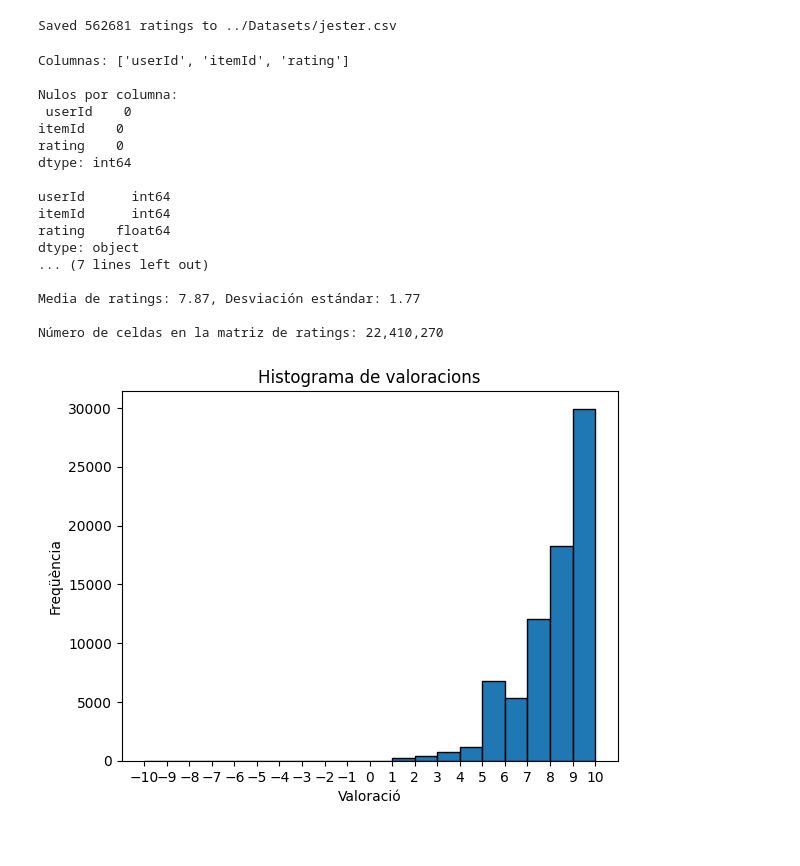
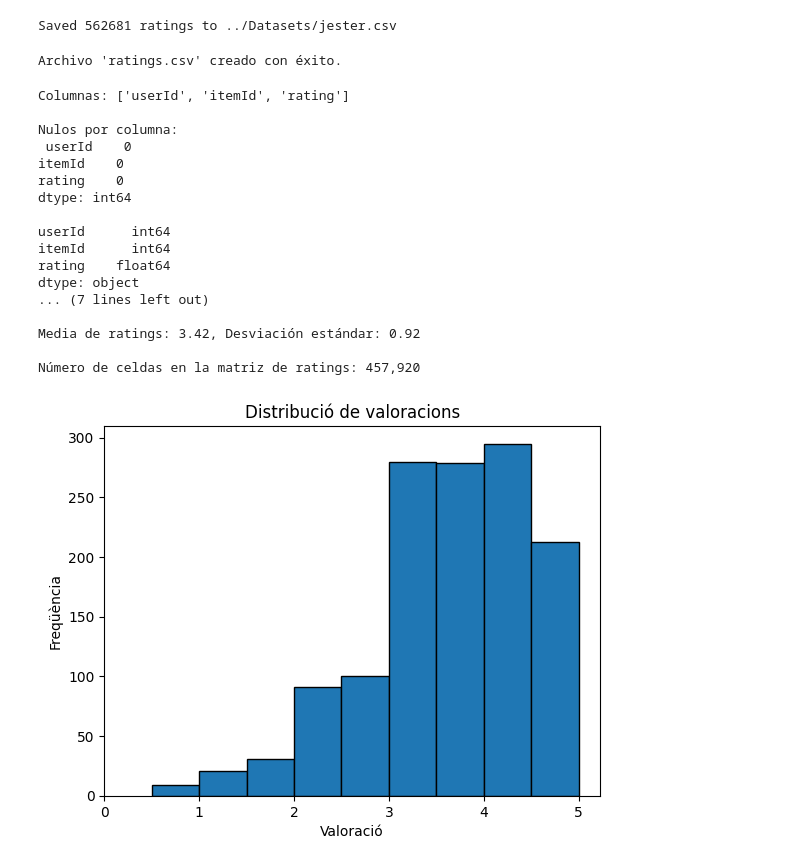
Before and after one commit to Polfono/clustering-recommenders, a Jupyter notebook: Code/datasetsTransform.ipynb, the cells around one changed output. Drawn from its saved outputs; the diff is of its cells as text; code cells hidden in the pictures.

Commit message:
script y memoria

```diff
--- a/Code/datasetsTransform.ipynb
+++ b/Code/datasetsTransform.ipynb
@@ -242,6 +242,23 @@ df['rating'] = df['rating'].astype('float64')
 
 # Guardar resultado
 df.to_csv('../Datasets/books.csv', index=False)
+# %%
+# syn
+
+import pandas as pd
+
+# Leer el archivo .txt
+df = pd.read_csv('synthetic_150000_500_500.txt')
+
+# Renombrar las columnas
+df.rename(columns={'user': 'userId', 'item': 'itemId'}, inplace=True)
+
+# Guardar como .csv
+df.to_csv('../Datasets/syn.csv', index=False)
+
+print("Archivo 'ratings.csv' creado con éxito.")
+# %% [output]
+Archivo 'ratings.csv' creado con éxito.
 # %%
 #
 # Exploratory Data Analysis (EDA)
@@ -251,7 +268,7 @@ import pandas as pd
 import matplotlib.pyplot as plt
 
 path = '../Datasets/'
-ratings = pd.read_csv(path + 'books.csv')
+ratings = pd.read_csv(path + 'syn03.csv')
 
 # 1. Columnas
 print("Columnas:", ratings.columns.tolist())
@@ -296,49 +313,49 @@ print(f"Número de celdas en la matriz de ratings: {n_cells:,}")
 
 # 1. Histograma de ratings
 plt.figure()
-plt.hist(ratings['rating'], bins=[-10, -9, -8, -7, -6, -5, -4, -3, -2, -1, 0, 1, 2, 3, 4, 5, 6, 7, 8, 9, 10], edgecolor='black')
-plt.title('Histograma de valoracions')
+plt.hist(ratings['rating'], bins=9, edgecolor='black')
+plt.title('Distribució de valoracions')
 plt.xlabel('Valoració')
 plt.ylabel('Freqüència')
-plt.xticks([-10, -9, -8, -7, -6, -5, -4, -3, -2, -1, 0, 1, 2, 3, 4, 5, 6, 7, 8, 9, 10])
-#plt.savefig('../Memoria/Figuras/jester-ratings.png')
+plt.xticks([0, 1, 2, 3, 4, 5])
+#plt.savefig('../Memoria/Figuras/syn03-ratings.png')
 plt.show()
 
 # 2. Distribución de interacciones por usuario
 user_counts = ratings.groupby('userId').size()
 plt.figure()
-plt.hist(user_counts, bins=32, edgecolor='black')
+plt.hist(user_counts, bins=16, edgecolor='black')
 plt.title('Nombre de valoracions per usuari')
 plt.xlabel('Valoracions per usuari')
 plt.ylabel('Nombre de usuaris')
-#plt.savefig('../Memoria/Figuras/jester-users.png')
+#plt.savefig('../Memoria/Figuras/syn03-users.png')
 plt.show()
 
 # 3. Distribución de interacciones por ítem
 item_counts = ratings.groupby('itemId').size()
 plt.figure()
-plt.hist(item_counts, bins=32, edgecolor='black')
+plt.hist(item_counts, bins=5, edgecolor='black')
 plt.title('Nombre de valoracions per element')
 plt.xlabel('Valoracions per element')
 plt.ylabel('Nombre de elements')
-#plt.savefig('../Memoria/Figuras/jester-items.png')
+#plt.savefig('../Memoria/Figuras/syn03-items.png')
 plt.show()
 # %% [output]
 Columnas: ['userId', 'itemId', 'rating']
 
 Nulos por columna:
  userId    0
 itemId    0
 rating    0
 dtype: int64
 
 userId      int64
 itemId      int64
 rating    float64
 dtype: object
 ... (7 lines left out)
 
-Media de ratings: 7.87, Desviación estándar: 1.77
+Media de ratings: 3.42, Desviación estándar: 0.92
 
-Número de celdas en la matriz de ratings: 22,410,270
+Número de celdas en la matriz de ratings: 457,920
-[figure, old version]
+[figure, new version]
```
Also changed, not shown: parts of 2 cells of this notebook, 41 other files.
